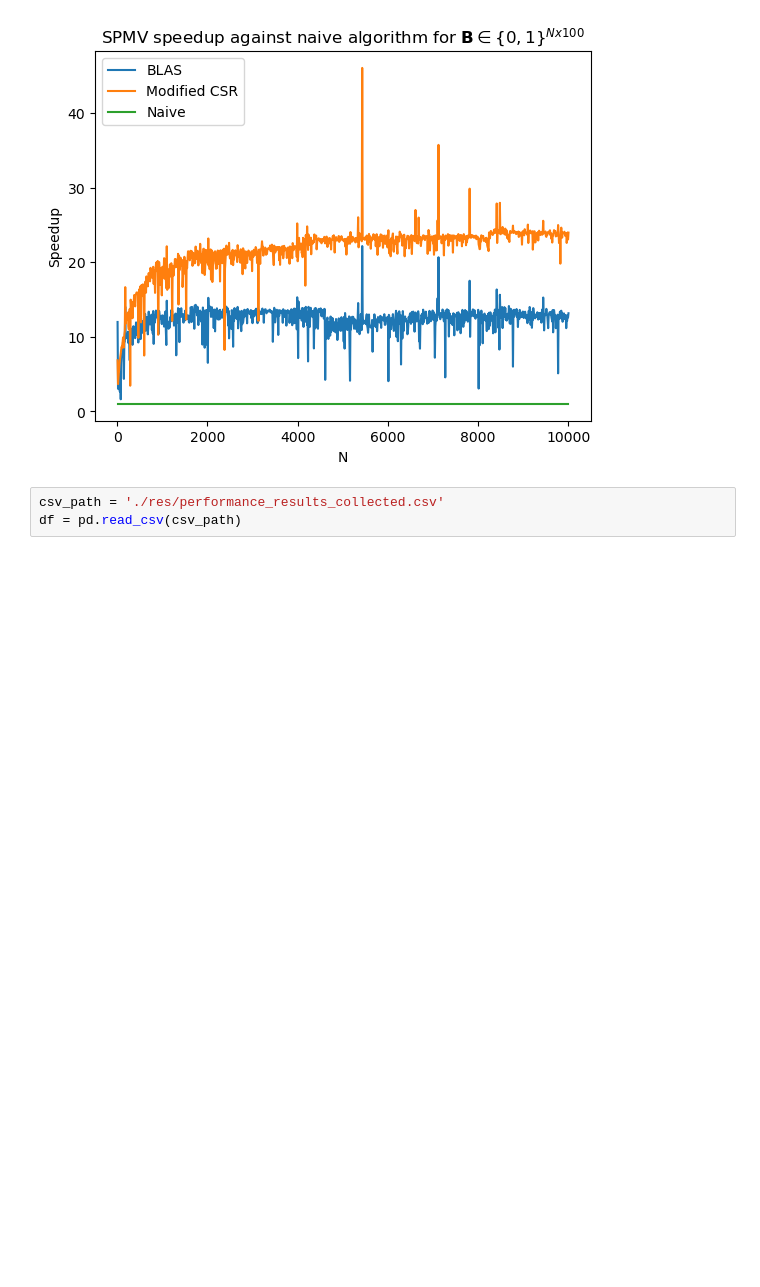
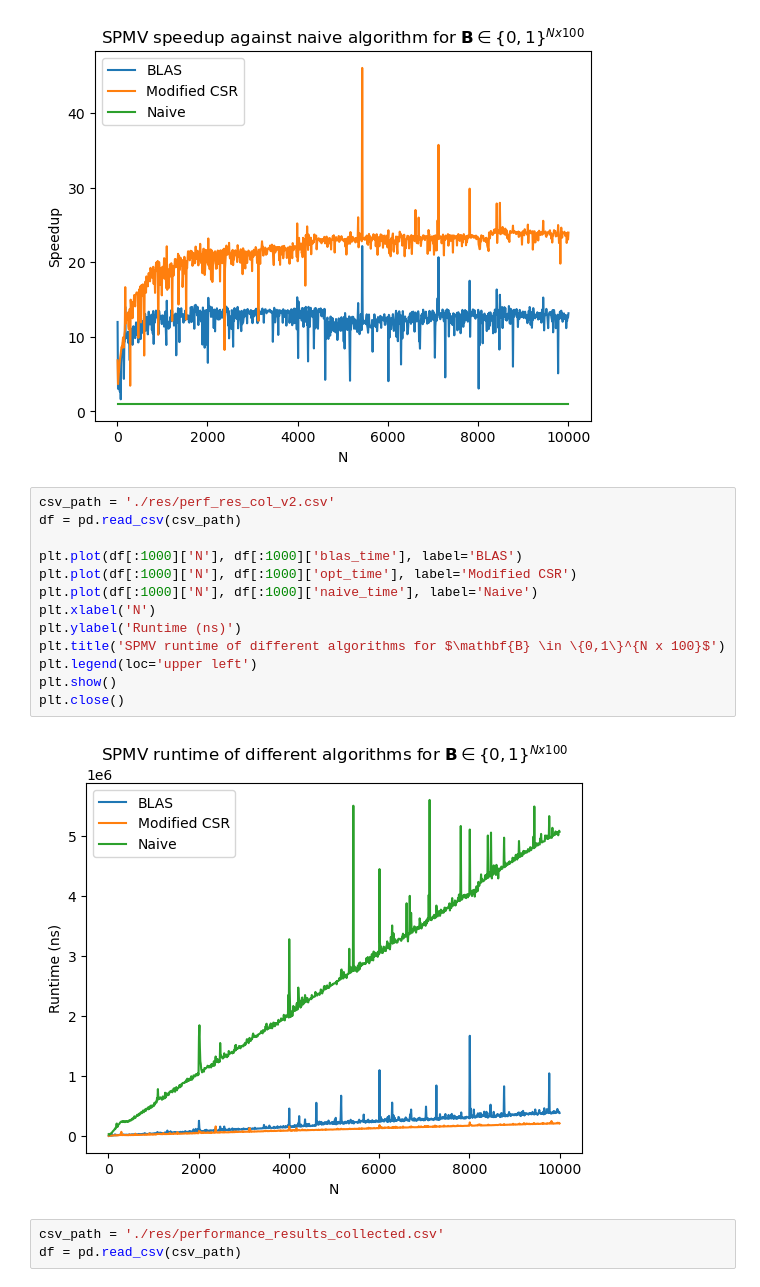
Before and after one commit to Zsivony1es/binsps-matrix-mult, a Jupyter notebook: graphs.ipynb, the cells around one changed output. Cells and saved outputs as stored; diff of their text form; blank space fills up the shorter version.

Commit message:
Add new plots

```diff
--- a/graphs.ipynb
+++ b/graphs.ipynb
@@ -19,6 +19,21 @@ plt.show()
 plt.close()
 # %% [output]
 [figure]
+# %%
+csv_path = './res/perf_res_col_v2.csv'
+df = pd.read_csv(csv_path)
+
+plt.plot(df[:1000]['N'], df[:1000]['blas_time'], label='BLAS')
+plt.plot(df[:1000]['N'], df[:1000]['opt_time'], label='Modified CSR')
+plt.plot(df[:1000]['N'], df[:1000]['naive_time'], label='Naive')
+plt.xlabel('N')
+plt.ylabel('Runtime (ns)')
+plt.title('SPMV runtime of different algorithms for $\mathbf{B} \in \{0,1\}^{N x 100}$')
+plt.legend(loc='upper left')
+plt.show()
+plt.close()
+# %% [output]
+[figure, added]
 # %%
 csv_path = './res/performance_results_collected.csv'
 df = pd.read_csv(csv_path)
```
Also changed, not shown: parts of 1 cell of this notebook, 2 other files.
